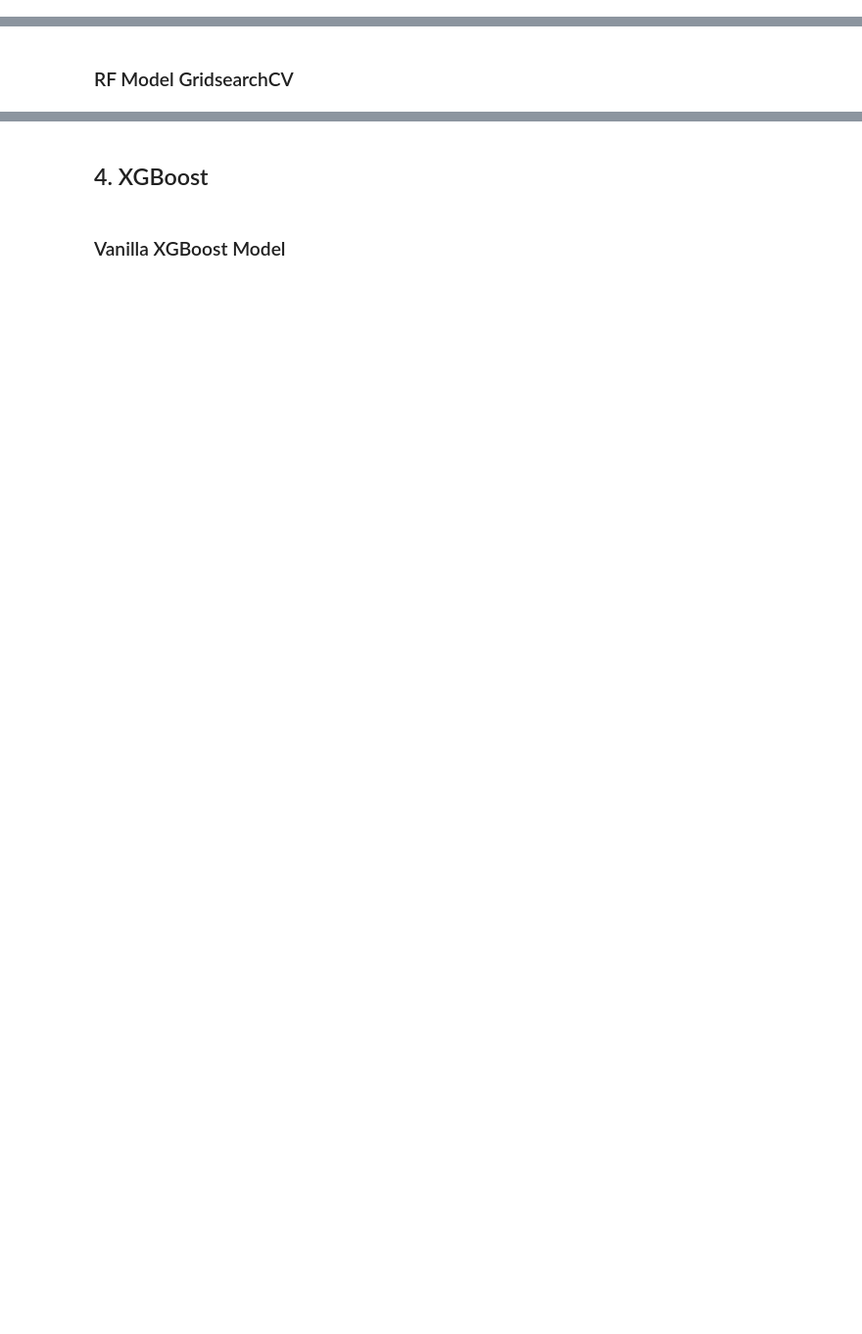
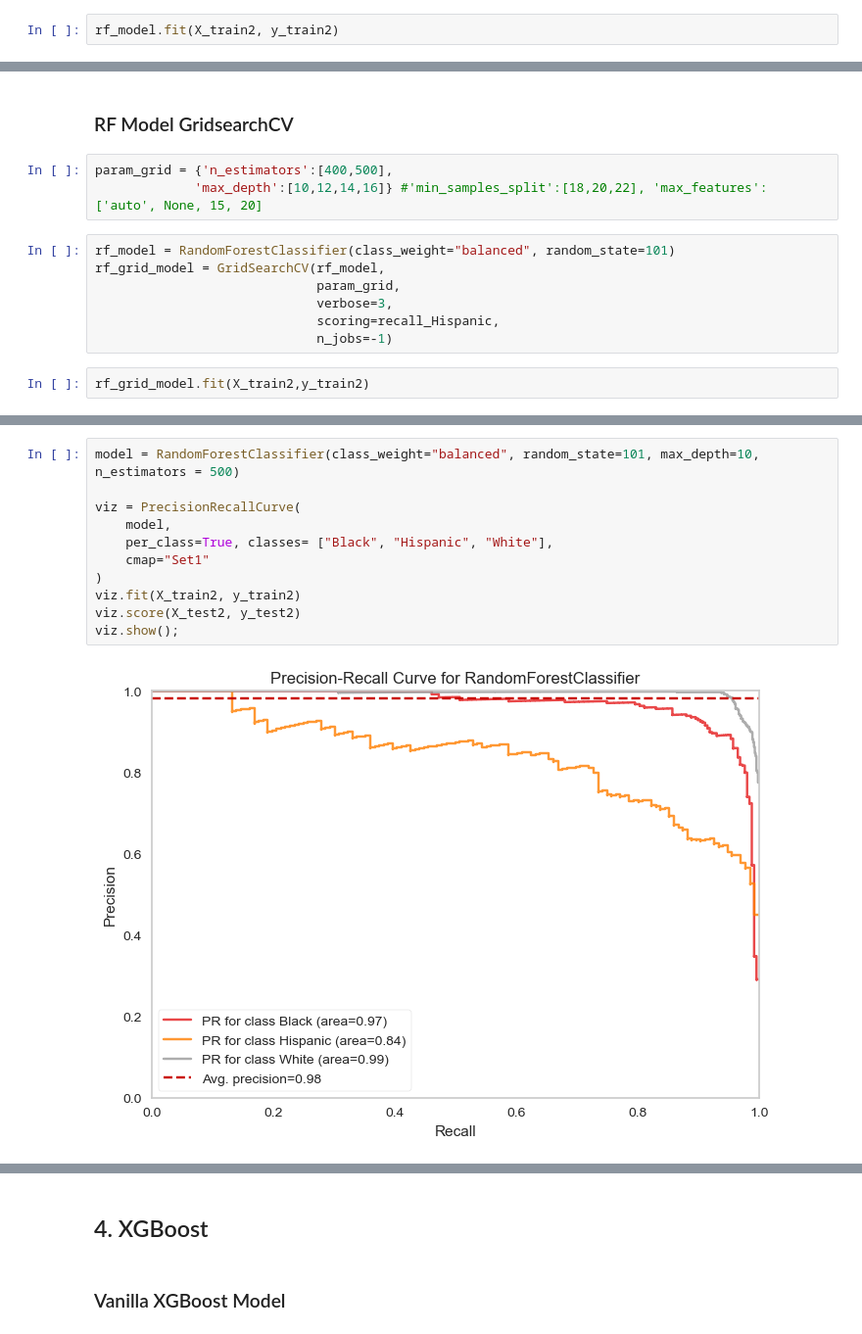
Before and after one commit to YusufSHub/Machine-Learning, a Jupyter notebook: Project Soldier Race/soldier_race_project_students.ipynb, the cells around one changed output, grey strips where cells are left out. Shown at 98% size. Cells and saved outputs as stored; diff of their text form; blank space fills up the shorter version.

```diff
--- a/Project Soldier Race/soldier_race_project_students.ipynb
+++ b/Project Soldier Race/soldier_race_project_students.ipynb
@@ -191,0 +771,2 @@ Besides Numpy and Pandas, you need to import the necessary modules for data visu
+# %%
+rf_model.fit(X_train2, y_train2)
@@ -192,2 +806,14 @@ Besides Numpy and Pandas, you need to import the necessary modules for data visu
 # %% [markdown]
 ### RF Model GridsearchCV
+# %%
+param_grid = {'n_estimators':[400,500],
+             'max_depth':[10,12,14,16]} #'min_samples_split':[18,20,22], 'max_features': ['auto', None, 15, 20]
+# %%
+rf_model = RandomForestClassifier(class_weight="balanced", random_state=101)
+rf_grid_model = GridSearchCV(rf_model,
+                             param_grid,
+                             verbose=3,
+                             scoring=recall_Hispanic,
+                             n_jobs=-1)
+# %%
+rf_grid_model.fit(X_train2,y_train2)
@@ -193,0 +857,13 @@ Besides Numpy and Pandas, you need to import the necessary modules for data visu
+# %%
+model = RandomForestClassifier(class_weight="balanced", random_state=101, max_depth=10, n_estimators = 500)
+
+viz = PrecisionRecallCurve(
+    model,
+    per_class=True, classes= ["Black", "Hispanic", "White"],
+    cmap="Set1"
+)
+viz.fit(X_train2, y_train2)
+viz.score(X_test2, y_test2)
+viz.show();
+# %% [output]
+[figure, added]
```
Also changed, not shown: parts of 102 cells of this notebook.
